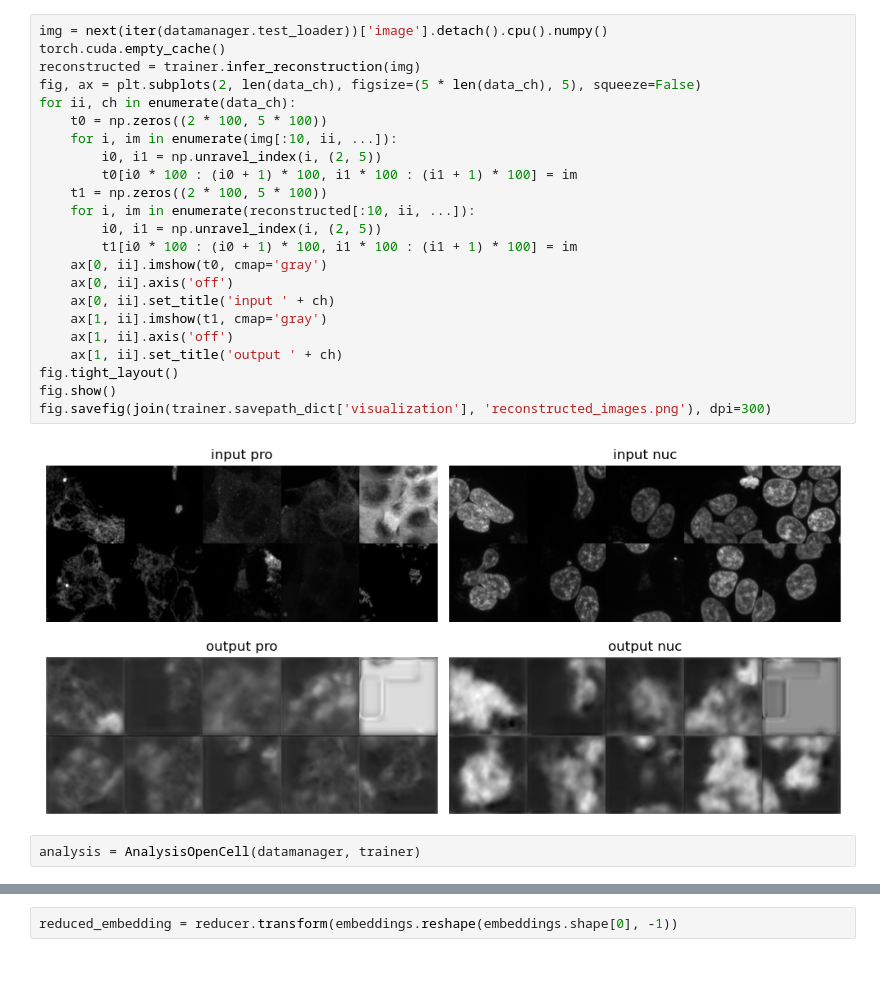
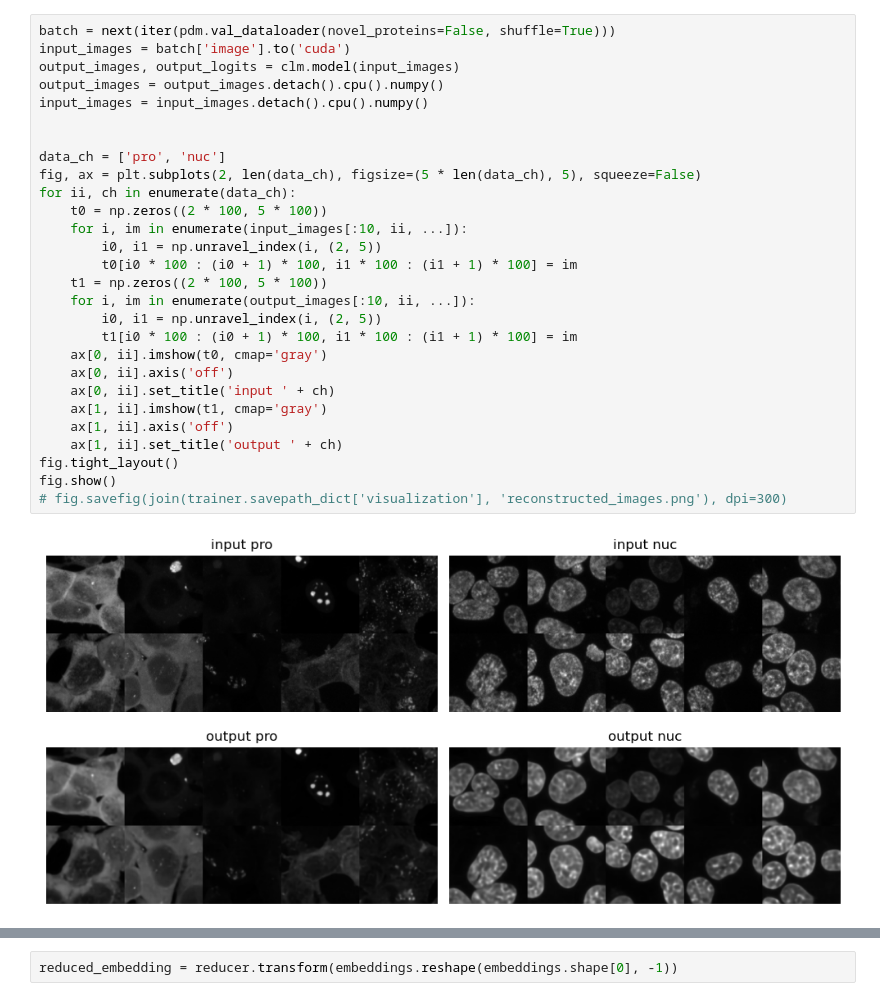
Before and after one commit to sofroniewn/proteoscope, a Jupyter notebook: notebooks/cytoself.ipynb, the cells around one changed output, grey strips where cells are left out. Saved outputs shown, nothing was run; the diff lists cells and outputs as text; blank space fills up the shorter version.

```diff
--- a/notebooks/cytoself.ipynb
+++ b/notebooks/cytoself.ipynb
@@ -68,27 +47,30 @@ plot_history_cytoself(trainer.history, savepath=trainer.savepath_dict['visualiza
 # %%
-img = next(iter(datamanager.test_loader))['image'].detach().cpu().numpy()
-torch.cuda.empty_cache()
-reconstructed = trainer.infer_reconstruction(img)
+batch = next(iter(pdm.val_dataloader(novel_proteins=False, shuffle=True)))
+input_images = batch['image'].to('cuda')
+output_images, output_logits = clm.model(input_images)
+output_images = output_images.detach().cpu().numpy()
+input_images = input_images.detach().cpu().numpy()
+
+
+data_ch = ['pro', 'nuc']
 fig, ax = plt.subplots(2, len(data_ch), figsize=(5 * len(data_ch), 5), squeeze=False)
 for ii, ch in enumerate(data_ch):
     t0 = np.zeros((2 * 100, 5 * 100))
-    for i, im in enumerate(img[:10, ii, ...]):
+    for i, im in enumerate(input_images[:10, ii, ...]):
         i0, i1 = np.unravel_index(i, (2, 5))
         t0[i0 * 100 : (i0 + 1) * 100, i1 * 100 : (i1 + 1) * 100] = im
     t1 = np.zeros((2 * 100, 5 * 100))
-    for i, im in enumerate(reconstructed[:10, ii, ...]):
+    for i, im in enumerate(output_images[:10, ii, ...]):
         i0, i1 = np.unravel_index(i, (2, 5))
         t1[i0 * 100 : (i0 + 1) * 100, i1 * 100 : (i1 + 1) * 100] = im
     ax[0, ii].imshow(t0, cmap='gray')
     ax[0, ii].axis('off')
     ax[0, ii].set_title('input ' + ch)
     ax[1, ii].imshow(t1, cmap='gray')
     ax[1, ii].axis('off')
     ax[1, ii].set_title('output ' + ch)
 fig.tight_layout()
 fig.show()
-fig.savefig(join(trainer.savepath_dict['visualization'], 'reconstructed_images.png'), dpi=300)
+# fig.savefig(join(trainer.savepath_dict['visualization'], 'reconstructed_images.png'), dpi=300)
 # %% [output]
-[figure, old version]
+[figure, new version]
-# %%
-analysis = AnalysisOpenCell(datamanager, trainer)
```
Also changed, not shown: parts of 84 cells of this notebook, 15 other files.
